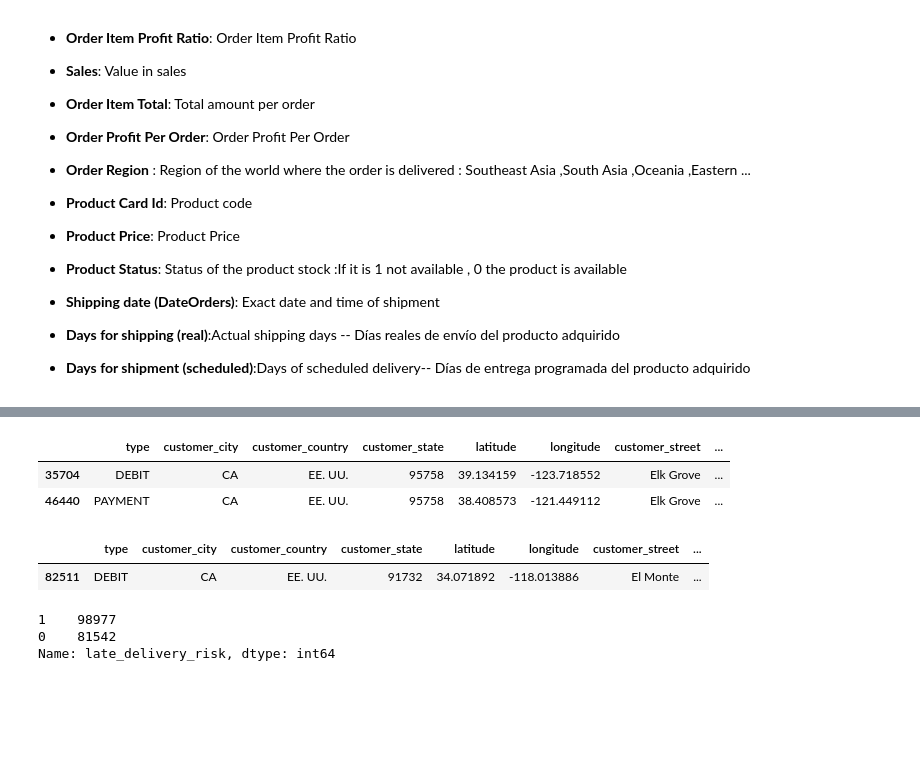
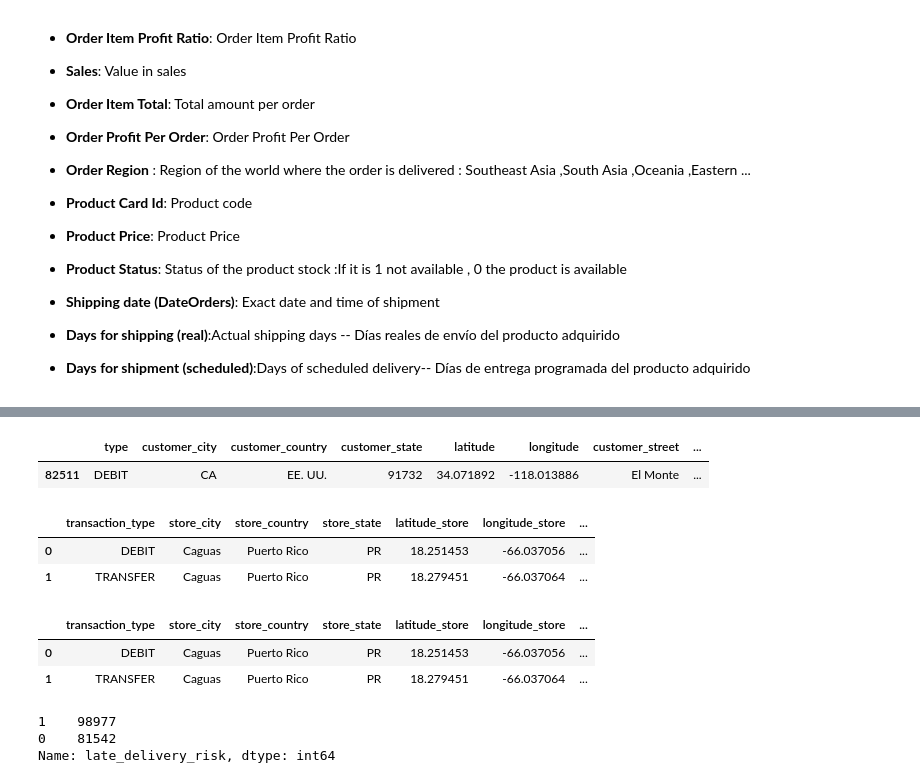
Before and after one commit to IsabelGarcia11/Final-Project-, a Jupyter notebook: Code/DataCo.ipynb, the cells around one changed output, grey strips where cells are left out. Cells and saved outputs as stored; diff of their text form; code cells hidden in the pictures; blank space fills up the shorter version.

```diff
--- a/Code/DataCo.ipynb
+++ b/Code/DataCo.ipynb
@@ -119,11 +110,5 @@ df1.head()
 # %%
 # df.customer_city.unique() CA--California city condado de Kern
-# %%
-df1.loc[df1['customer_state'] == '95758']
-# %% [output]
-|  | type | customer_city | customer_country | customer_state | latitude | longitude | customer_street | ... |
-| 35704 | DEBIT | CA | EE. UU. | 95758 | 39.134159 | -123.718552 | Elk Grove | ... |
-| 46440 | PAYMENT | CA | EE. UU. | 95758 | 38.408573 | -121.449112 | Elk Grove | ... |
 # %%
 df1.loc[df1['customer_state'] == '91732']
 # %% [output]
@@ -145,0 +131,6 @@ df1.rename(columns = {'type':'transaction_type','customer_city':'store_city','cu
+# %%
+df1.head(2)
+# %% [output]
+|  | transaction_type | store_city | store_country | store_state | latitude_store | longitude_store | ... |
+| 0 | DEBIT | Caguas | Puerto Rico | PR | 18.251453 | -66.037056 | ... |
+| 1 | TRANSFER | Caguas | Puerto Rico | PR | 18.279451 | -66.037064 | ... |
@@ -146,3 +139,9 @@ df1.rename(columns = {'type':'transaction_type','customer_city':'store_city','cu
+# %%
+df1.head(2)
+# %% [output]
+|  | transaction_type | store_city | store_country | store_state | latitude_store | longitude_store | ... |
+| 0 | DEBIT | Caguas | Puerto Rico | PR | 18.251453 | -66.037056 | ... |
+| 1 | TRANSFER | Caguas | Puerto Rico | PR | 18.279451 | -66.037064 | ... |
 # %%
 df1.late_delivery_risk.value_counts()
 # %% [output]
```
Also changed, not shown: parts of 18 cells of this notebook, 8 other files.
